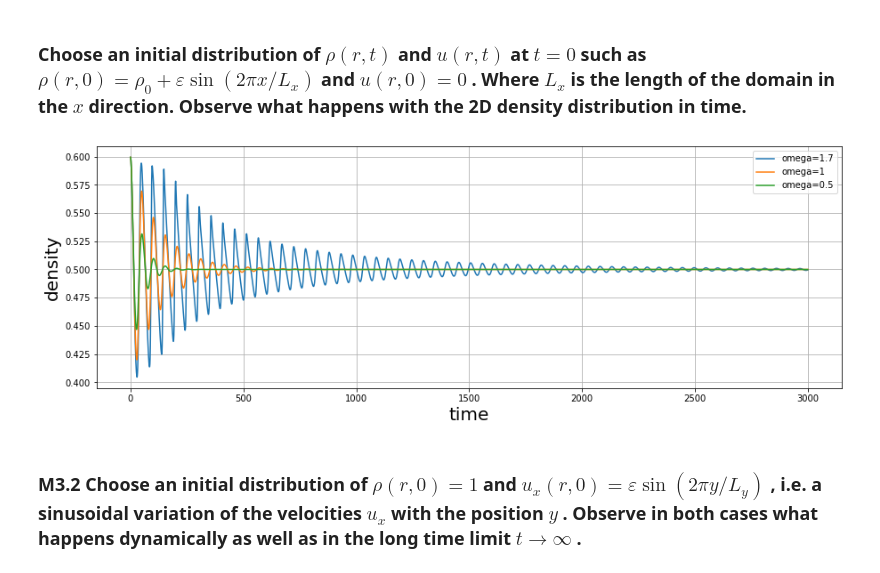
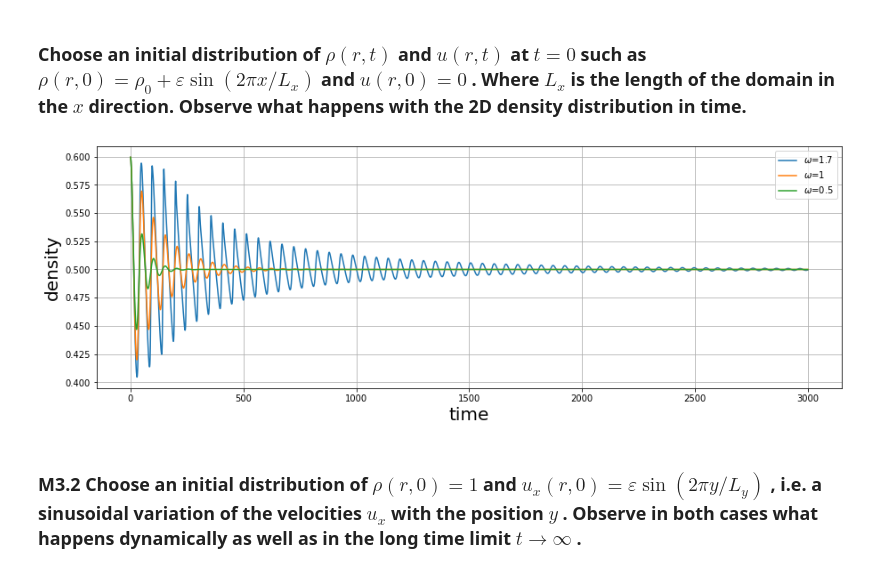
Before and after one commit to jonas27/pylbm, a Jupyter notebook: milestones/m3/m3.ipynb, the cells around one changed output. Cells and saved outputs as stored; diff of their text form; code cells hidden in the pictures.

```diff
--- a/milestones/m3/m3.ipynb
+++ b/milestones/m3/m3.ipynb
@@ -29,35 +29,35 @@ for o in [1.7,1,0.5]:
 
     u_axy = lbm.local_avg_velocity_init(x_dim=x_dim, y_dim=y_dim, u_mean=u_mean, eps=0.0)
     f_cxy = lbm.f_eq(u_axy=u_axy, r_xy=r_xy)
 
     densities = []
     for e in range(epochs):
         # use max density (j dim doesn't matter)
         densities.append(r_xy[x_dim // 4, 0])
         f_cxy = lbm.stream(f_cxy=f_cxy)
         f_cxy, u_axy = lbm.collision(f_cxy=f_cxy, omega=o)
         r_xy = lbm.density(f_cxy=f_cxy)
 
     def func(x, a, b, c, d):
         return a * np.cos(b * x) * np.exp(-c * x) + d
 
     popt, pcov = curve_fit(func, np.arange(epochs), densities)
     v = popt[2] / (2 * np.pi / x_dim) ** 2
     vs_emp.append(v)
     densities = np.array(densities)
-    ax.plot(np.arange(epochs),densities, label='omega='+str(o))
+    ax.plot(np.arange(epochs),densities, label='$\omega$='+str(o))
 
 
 ax.set_xlabel("time")
 ax.set_ylabel("density")
 # ax.set_title("Density decay, omega=0.5")
 ax.legend()
 ax.grid(True)
 lbm.save_fig(fig, 'm3-1-density-decay.pgf')
 plt.show()
 plt.close()
 # %% [output]
-[figure, old version]
+[figure, new version]
 # %% [markdown]
 ### M3.2 Choose an initial distribution of  $ρ(r,0)=1$  and  $u_x(r,0)=ε\sin(2πy / L_y)$ , i.e. a sinusoidal variation of the velocities  $u_x$  with the position  $y$ . Observe in both cases what happens dynamically as well as in the long time limit  $t→∞$ .
 # %%
```
Also changed, not shown: parts of 2 cells of this notebook, 3 other files.
